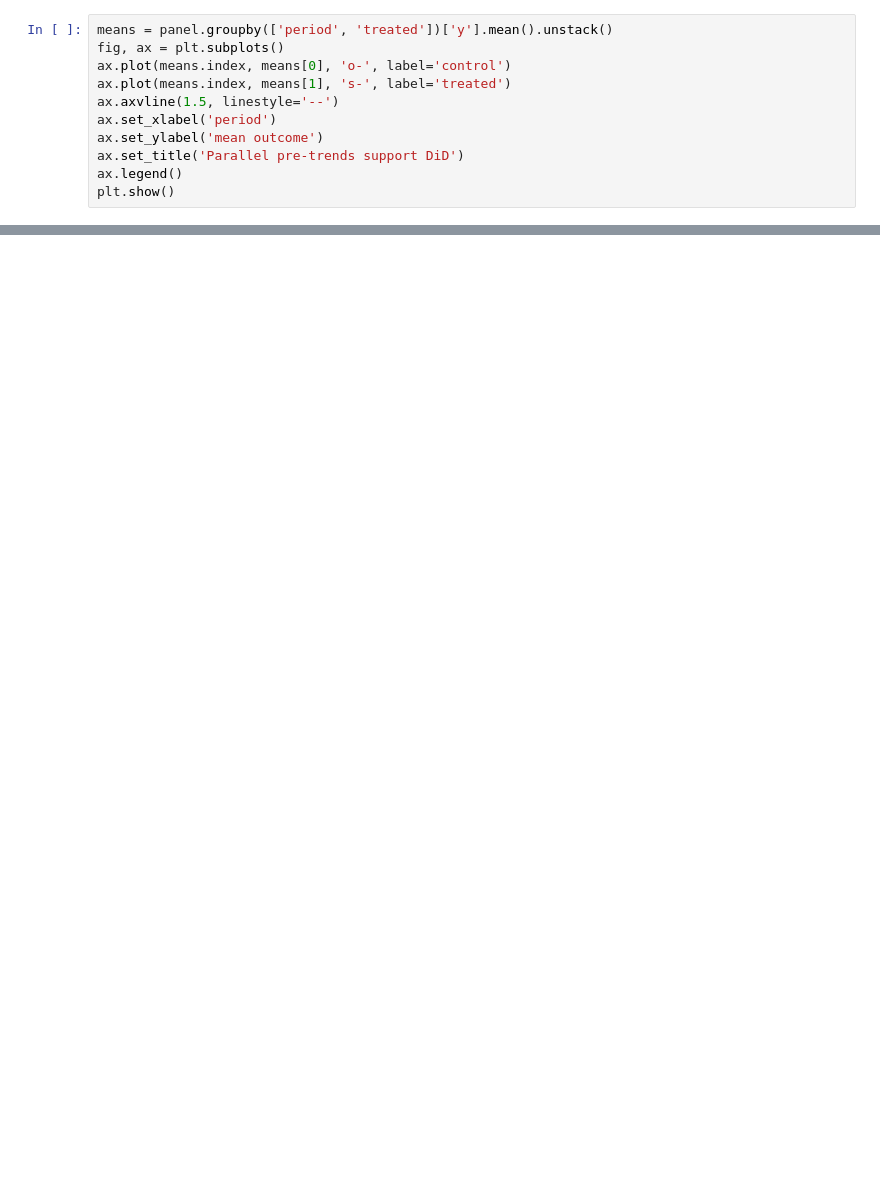
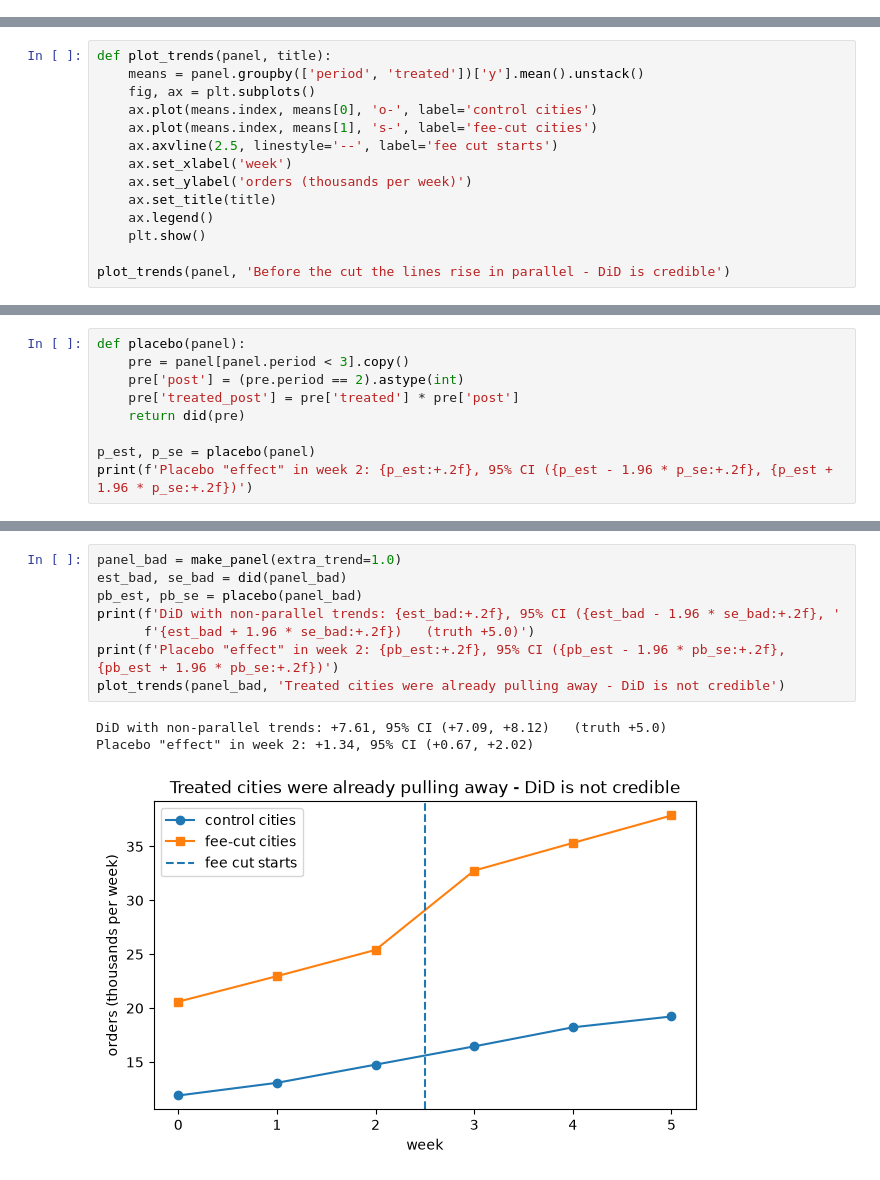
Before and after one commit to dinbav/digital-experiments-course, a Jupyter notebook: solutions/v2-did-demo.ipynb, the cells around one changed output, grey strips where cells are left out. Saved outputs shown, nothing was run; the diff lists cells and outputs as text; blank space fills up the shorter version.

```diff
--- a/solutions/v2-did-demo.ipynb
+++ b/solutions/v2-did-demo.ipynb
@@ -96,11 +0,0 @@ With parallel pre-trends, DiD lands near the true effect. The assumption **is**
-# %%
-means = panel.groupby(['period', 'treated'])['y'].mean().unstack()
-fig, ax = plt.subplots()
-ax.plot(means.index, means[0], 'o-', label='control')
-ax.plot(means.index, means[1], 's-', label='treated')
-ax.axvline(1.5, linestyle='--')
-ax.set_xlabel('period')
-ax.set_ylabel('mean outcome')
-ax.set_title('Parallel pre-trends support DiD')
-ax.legend()
-plt.show()
@@ -143,0 +128,14 @@ When pre-trends diverge, DiD is precise about the wrong thing. Plot before you p
+# %%
+def plot_trends(panel, title):
+    means = panel.groupby(['period', 'treated'])['y'].mean().unstack()
+    fig, ax = plt.subplots()
+    ax.plot(means.index, means[0], 'o-', label='control cities')
+    ax.plot(means.index, means[1], 's-', label='fee-cut cities')
+    ax.axvline(2.5, linestyle='--', label='fee cut starts')
+    ax.set_xlabel('week')
+    ax.set_ylabel('orders (thousands per week)')
+    ax.set_title(title)
+    ax.legend()
+    plt.show()
+
+plot_trends(panel, 'Before the cut the lines rise in parallel - DiD is credible')
@@ -143,0 +148,9 @@ When pre-trends diverge, DiD is precise about the wrong thing. Plot before you p
+# %%
+def placebo(panel):
+    pre = panel[panel.period < 3].copy()
+    pre['post'] = (pre.period == 2).astype(int)
+    pre['treated_post'] = pre['treated'] * pre['post']
+    return did(pre)
+
+p_est, p_se = placebo(panel)
+print(f'Placebo "effect" in week 2: {p_est:+.2f}, 95% CI ({p_est - 1.96 * p_se:+.2f}, {p_est + 1.96 * p_se:+.2f})')
@@ -143,0 +167,12 @@ When pre-trends diverge, DiD is precise about the wrong thing. Plot before you p
+# %%
+panel_bad = make_panel(extra_trend=1.0)
+est_bad, se_bad = did(panel_bad)
+pb_est, pb_se = placebo(panel_bad)
+print(f'DiD with non-parallel trends: {est_bad:+.2f}, 95% CI ({est_bad - 1.96 * se_bad:+.2f}, '
+      f'{est_bad + 1.96 * se_bad:+.2f})   (truth +5.0)')
+print(f'Placebo "effect" in week 2: {pb_est:+.2f}, 95% CI ({pb_est - 1.96 * pb_se:+.2f}, {pb_est + 1.96 * pb_se:+.2f})')
+plot_trends(panel_bad, 'Treated cities were already pulling away - DiD is not credible')
+# %% [output]
+DiD with non-parallel trends: +7.61, 95% CI (+7.09, +8.12)   (truth +5.0)
+Placebo "effect" in week 2: +1.34, 95% CI (+0.67, +2.02)
+[figure, added]
```
Also changed, not shown: parts of 40 cells of this notebook, 32 other files.
